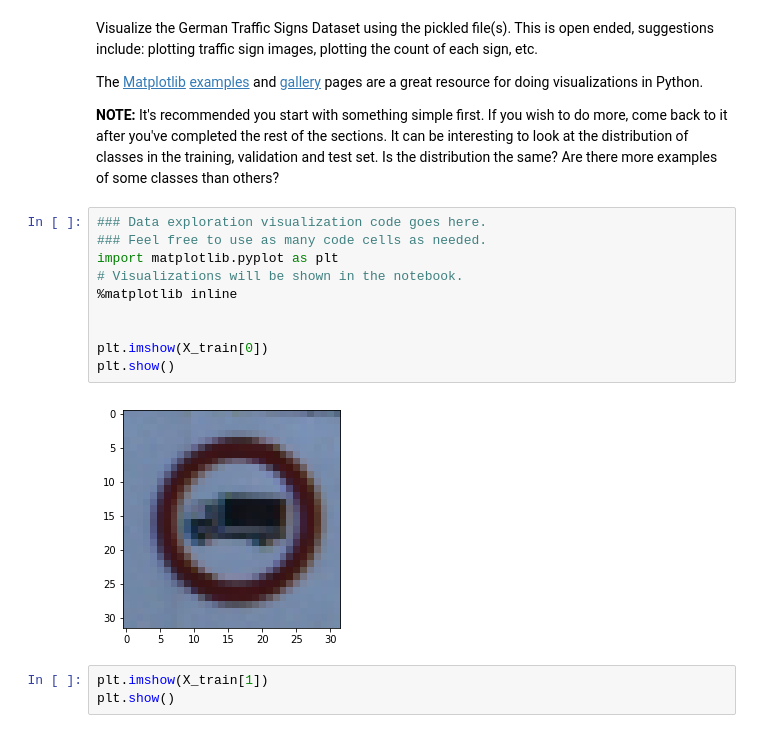
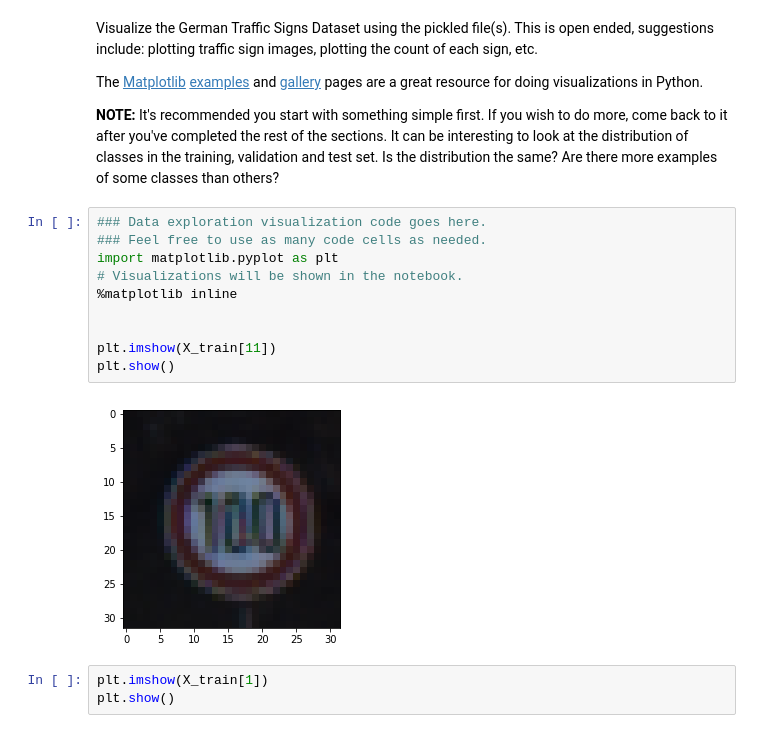
Before and after one commit to clockworks/nd-carnd-traffic-sign-classifier-p2, a Jupyter notebook: Traffic_Sign_Classifier.ipynb, the cells around one changed output. Saved outputs shown, nothing was run; the diff lists cells and outputs as text.

```diff
--- a/Traffic_Sign_Classifier.ipynb
+++ b/Traffic_Sign_Classifier.ipynb
@@ -101,15 +103,15 @@ The [Matplotlib](http://matplotlib.org/) [examples](http://matplotlib.org/exampl
 # %%
 ### Data exploration visualization code goes here.
 ### Feel free to use as many code cells as needed.
 import matplotlib.pyplot as plt
 # Visualizations will be shown in the notebook.
 %matplotlib inline
 
 
-plt.imshow(X_train[0])
+plt.imshow(X_train[11])
 plt.show()
 # %% [output]
-[figure, old version]
+[figure, new version]
 # %%
 plt.imshow(X_train[1])
 plt.show()
```
Also changed, not shown: parts of 11 cells of this notebook.
